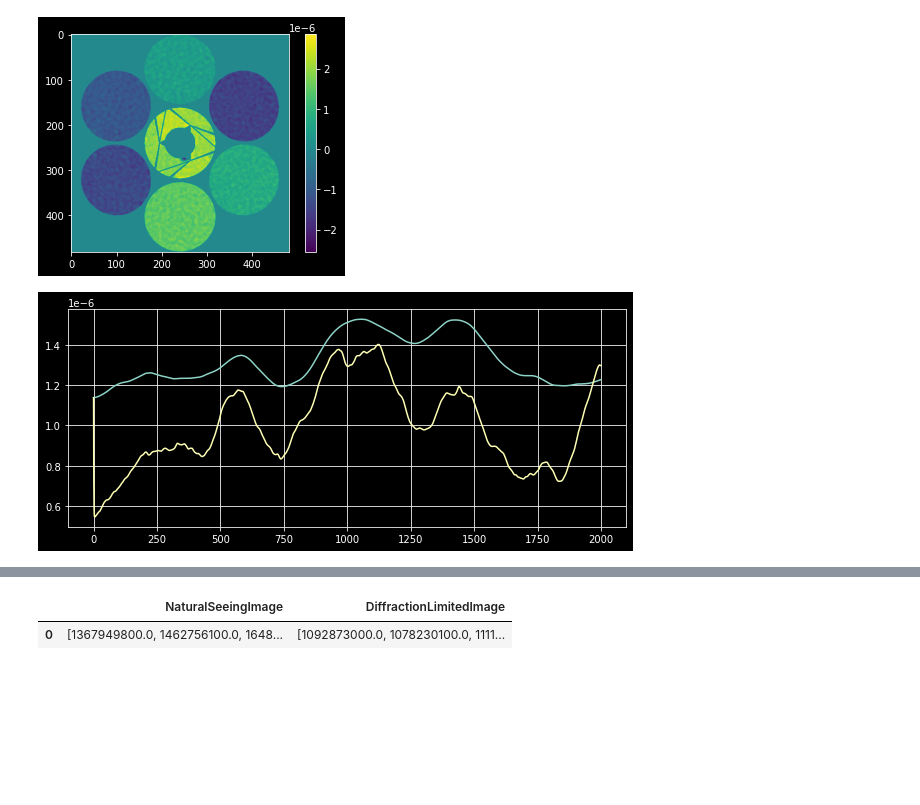
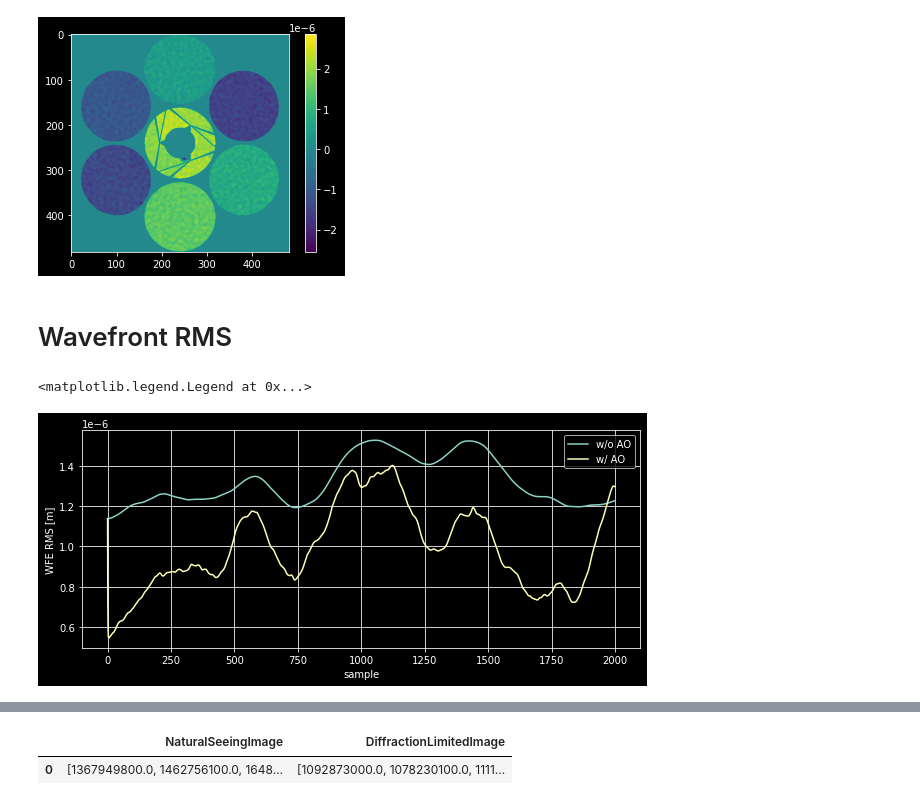
Before and after one commit to rconan/dos101, a Jupyter notebook: data.ipynb, the cells around one changed output, grey strips where cells are left out. Cells and saved outputs as stored; diff of their text form; code cells hidden in the pictures; blank space fills up the shorter version.

```diff
--- a/data.ipynb
+++ b/data.ipynb
@@ -34,10 +40,16 @@ plt.colorbar()
 # %% [output]
 <matplotlib.colorbar.Colorbar at 0x...>
 [figure]
+# %% [markdown]
+# Wavefront RMS
 # %%
 fig,ax = plt.subplots(figsize=(10,4))
-ax.plot(np.vstack(data["WfeRms"]))
-ax.plot(np.vstack(data["ResidualWfeRms"]))
+ax.plot(np.vstack(data["WfeRms"]),label='w/o AO')
+ax.plot(np.vstack(data["ResidualWfeRms"]), label='w/ AO')
 ax.grid()
+ax.set_xlabel("sample")
+ax.set_ylabel("WFE RMS [m]")
+ax.legend()
 # %% [output]
+<matplotlib.legend.Legend at 0x...>
-[figure, old version]
+[figure, new version]
```
Also changed, not shown: parts of 10 cells of this notebook.
